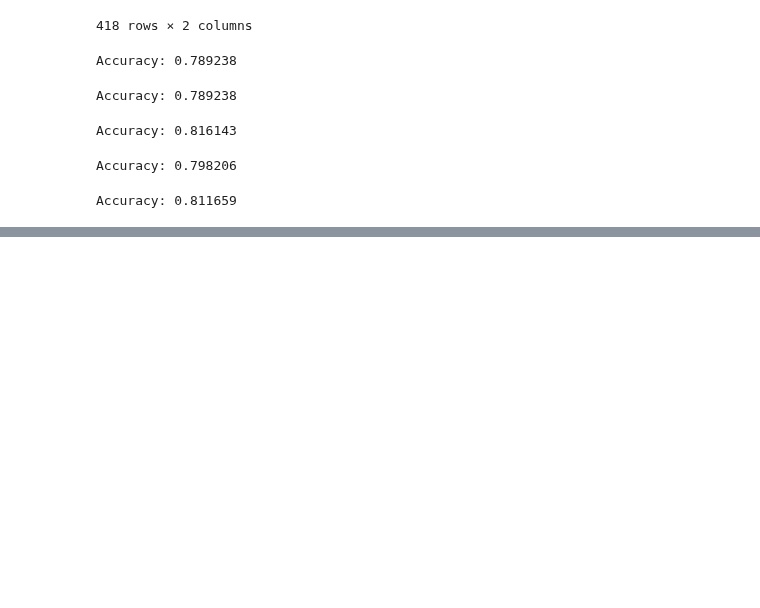
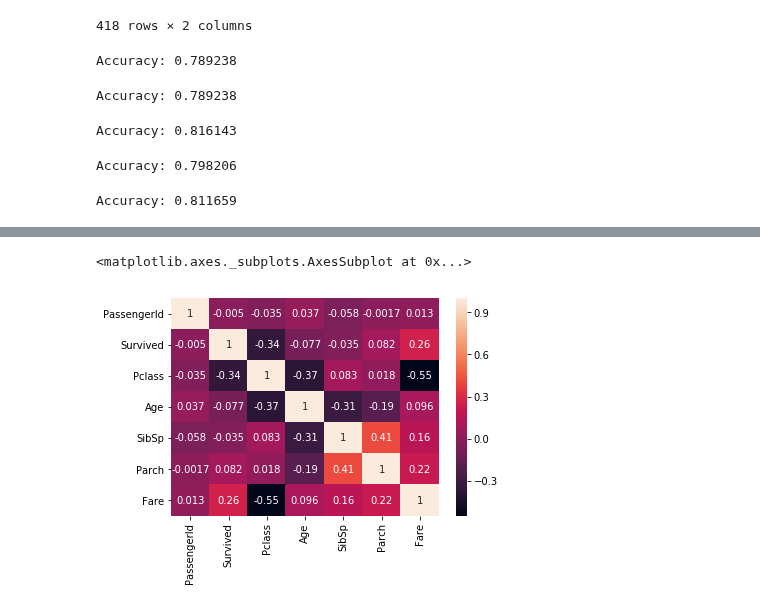
Before and after one commit to gameboy4264/Kaggle-Comp, a Jupyter notebook: titanic/Untitled.ipynb, the cells around one changed output, grey strips where cells are left out. Cells and saved outputs as stored; diff of their text form; code cells hidden in the pictures; blank space fills up the shorter version.

Commit message:
data preprocess methods

```diff
--- a/titanic/Untitled.ipynb
+++ b/titanic/Untitled.ipynb
@@ -332,0 +348,5 @@ output.set_index('PassengerId').to_csv('submission.csv')
+# %%
+sns.heatmap(data.corr(), annot=True)
+# %% [output]
+<matplotlib.axes._subplots.AxesSubplot at 0x...>
+[figure, added]
```
Also changed, not shown: parts of 22 cells of this notebook, 1 other file.
